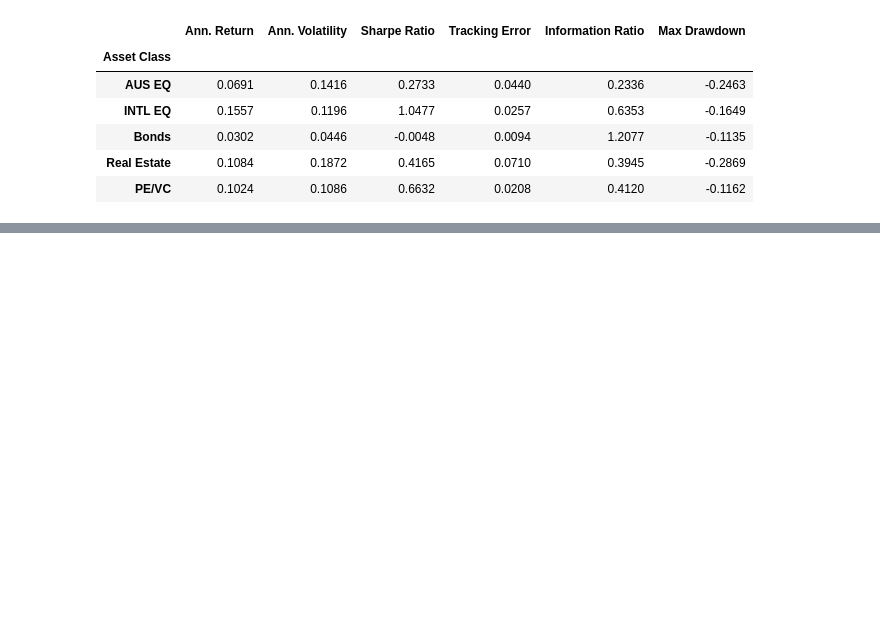
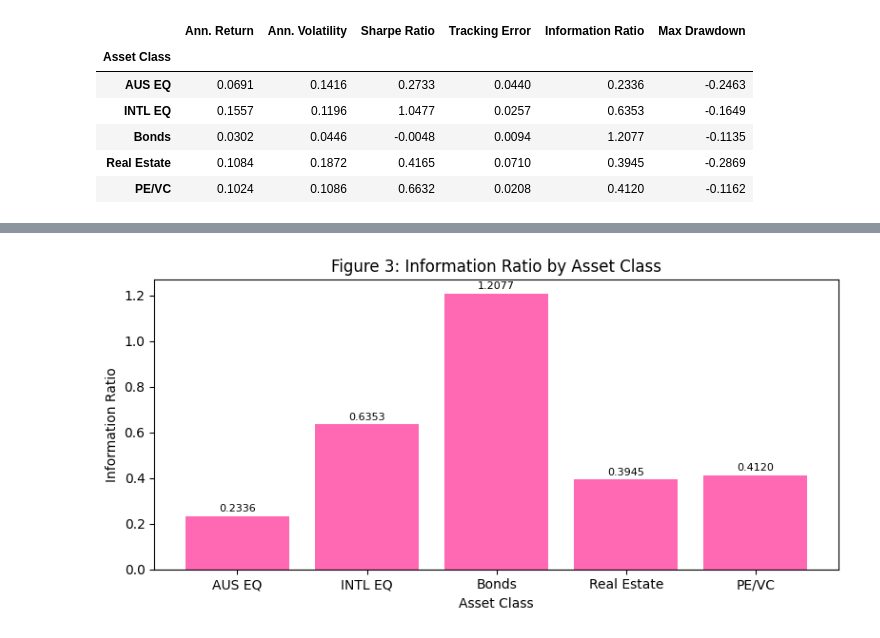
Before and after one commit to afperry2/FINM3422-Group-8-Task-2, a Jupyter notebook: notebook/multi-asset_portfolio_performance_report.ipynb, the cells around one changed output, grey strips where cells are left out. Cells and saved outputs as stored; diff of their text form; code cells hidden in the pictures; blank space fills up the shorter version.

```diff
--- a/notebook/multi-asset_portfolio_performance_report.ipynb
+++ b/notebook/multi-asset_portfolio_performance_report.ipynb
@@ -30,0 +41,4 @@ performance_table
+# %%
+plot_ir_bar(performance_table)
+# %% [output]
+[figure, added]
```
Also changed, not shown: parts of 3 cells of this notebook, 1 other file.
